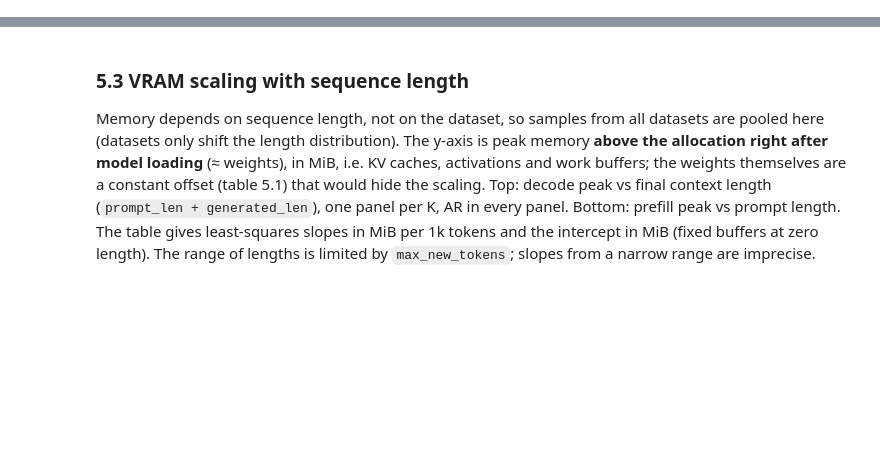
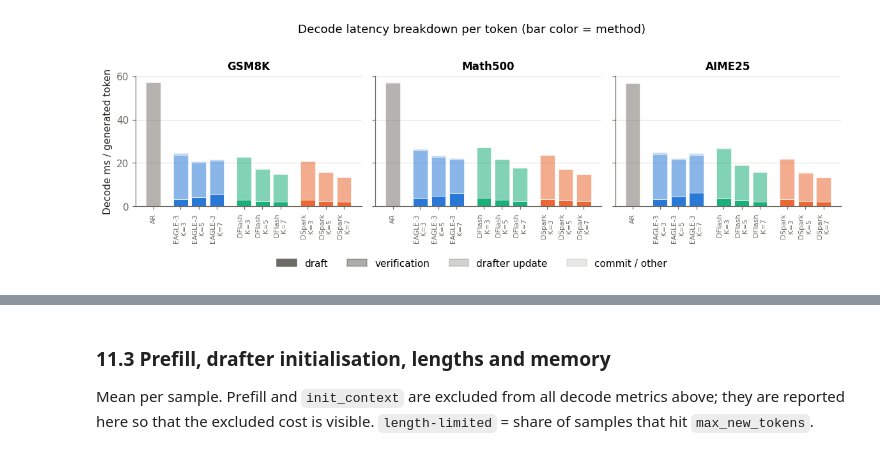
Before and after one commit to ArtemShamro/DeepSpec, a Jupyter notebook: experiments/notebooks/report.ipynb, the cells around one changed output, grey strips where cells are left out. Cells and saved outputs as stored; diff of their text form; code cells hidden in the pictures; blank space fills up the shorter version.

Commit message:
exp: report notebook redisigned

```diff
--- a/experiments/notebooks/report.ipynb
+++ b/experiments/notebooks/report.ipynb
@@ -694,0 +939,13 @@ display(memory_table)
+# %%
+DIAG = G[G["method"].isin(MS + [AR_METHOD])].assign(
+    method=lambda x: pd.Categorical(x["method"].map(name), [name(m) for m in [AR_METHOD] + MS]),
+    dataset=lambda x: pd.Categorical(x["dataset"].map(dname), [dname(d) for d in DS]))
+D1 = DIAG.set_index(["dataset", "method", "k"]).sort_index()[
+    ["eff_draft_len", "accepted_draft_per_step", "accept_len", "acceptance_rate", "draft_acceptance_rate",
+     "steps", "n_samples"]].rename(columns={
+        "eff_draft_len": "eff. draft len", "accepted_draft_per_step": "accepted / round",
+        "accept_len": "accept. len", "acceptance_rate": "accept. rate", "draft_acceptance_rate": "draft accept. rate",
+        "steps": "rounds", "n_samples": "samples"})
+display(D1.style.format({"eff. draft len": "{:.2f}", "accepted / round": "{:.2f}", "accept. len": "{:.2f}",
+                         "accept. rate": "{:.3f}", "draft accept. rate": "{:.3f}"}, na_rep="—"))
+save_table(D1, "diag_acceptance")
@@ -695,4 +976,37 @@ display(memory_table)
 # %%
-metric_vs_k("decode_peak_gib", "decode peak VRAM (GiB)", "Peak decode VRAM vs draft length", ar_ref=True, zero=False)
-metric_vs_k("incr_decode_gib", "decode peak − prefill peak (GiB)", "Incremental decode memory vs draft length",
-            ar_ref=True)
+if STEP_TIMING:
+    fig, axes = plt.subplots(1, len(DS), figsize=(3.6 * len(DS), 3.4), sharey=True, squeeze=False)
+    shades = {"draft_ms": 1.0, "verification_ms": 0.55, "update_ms": 0.3, "commit_ms": 0.15}
+    for ax, d in zip(axes[0], DS):
+        ticks, labels, x = [], [], 0.0
+        for m in ([AR_METHOD] if HAS_AR else []) + MS:
+            for k in ([0] if m == AR_METHOD else KS):
+                bottom = 0
+                for p in PHASES:
+                    v = metric(m, d, k, p + "_per_token")
+                    v = 0 if not np.isfinite(v) else v
+                    ax.bar(x, v, 0.8, bottom=bottom, color=STYLE[m]["color"], alpha=shades[p],
+                           edgecolor="white", linewidth=0.6)
+                    bottom += v
+                ticks.append(x)
+                labels.append("AR" if m == AR_METHOD else f"{name(m)}\nK={k}")
+                x += 1
+            x += 0.5  # gap between methods
+        ax.set_xticks(ticks, labels, rotation=90, fontsize=7)
+        ax.set_title(dname(d))
+        ax.grid(axis="x", visible=False)
+    axes[0, 0].set_ylabel("Decode ms / generated token")
+    handles = [plt.Rectangle((0, 0), 1, 1, color=MUTED, alpha=a, label=PHASE_NAMES[p]) for p, a in shades.items()]
+    fig.legend(handles=handles, loc="lower center", ncol=4, bbox_to_anchor=(0.5, -0.04))
+    fig.suptitle("Decode latency breakdown per token (bar color = method)", y=1.02)
+    fig.tight_layout(rect=(0, 0.06, 1, 1))
+    save(fig, "diag_latency_breakdown")
+    plt.show()
+
+    D2 = DIAG.set_index(["dataset", "method", "k"]).sort_index()[
+        [p + "_per_round" for p in PHASES] + ["ms_per_round", "ms_per_token", "tokens_per_s", "speedup"]]
+    D2.columns = [f"{PHASE_NAMES[p]} ms/round" for p in PHASES] + ["ms/round", "ms/token", "tokens/s", "speedup"]
+    display(D2.style.format("{:.2f}", na_rep="—"))
+    save_table(D2, "diag_latency")
+# %% [output]
+[figure, added]
@@ -699,12 +1031,6 @@ metric_vs_k("incr_decode_gib", "decode peak − prefill peak (GiB)", "Incrementa
 # %% [markdown]
-### 5.3 VRAM scaling with sequence length
+### 11.3 Prefill, drafter initialisation, lengths and memory
 
-Memory depends on sequence length, not on the dataset, so samples from all datasets are pooled here
-(datasets only shift the length distribution). The y-axis is peak memory **above the allocation
-right after model loading** (≈ weights), in MiB, i.e. KV caches, activations and work buffers; the
-weights themselves are a constant offset (table 5.1) that would hide the scaling. Top: decode peak
-vs final context length (`prompt_len + generated_len`), one panel per K, AR in every panel.
-Bottom: prefill peak vs prompt length. The table gives least-squares slopes in MiB per 1k tokens and
-the intercept in MiB (fixed buffers at zero length). The range of lengths is limited by
-`max_new_tokens`; slopes from a narrow range are imprecise.
+Mean per sample. Prefill and `init_context` are excluded from all decode metrics above; they are reported here so
+that the excluded cost is visible. `length-limited` = share of samples that hit `max_new_tokens`.
 # %%
```
Also changed, not shown: parts of 53 cells of this notebook.
